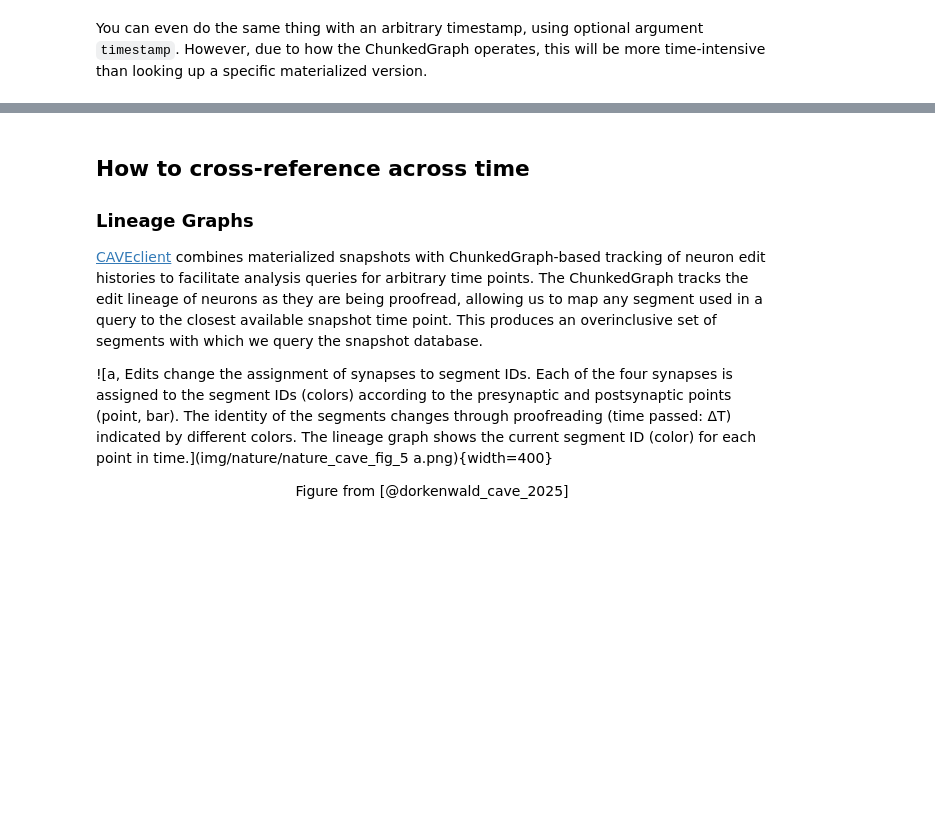
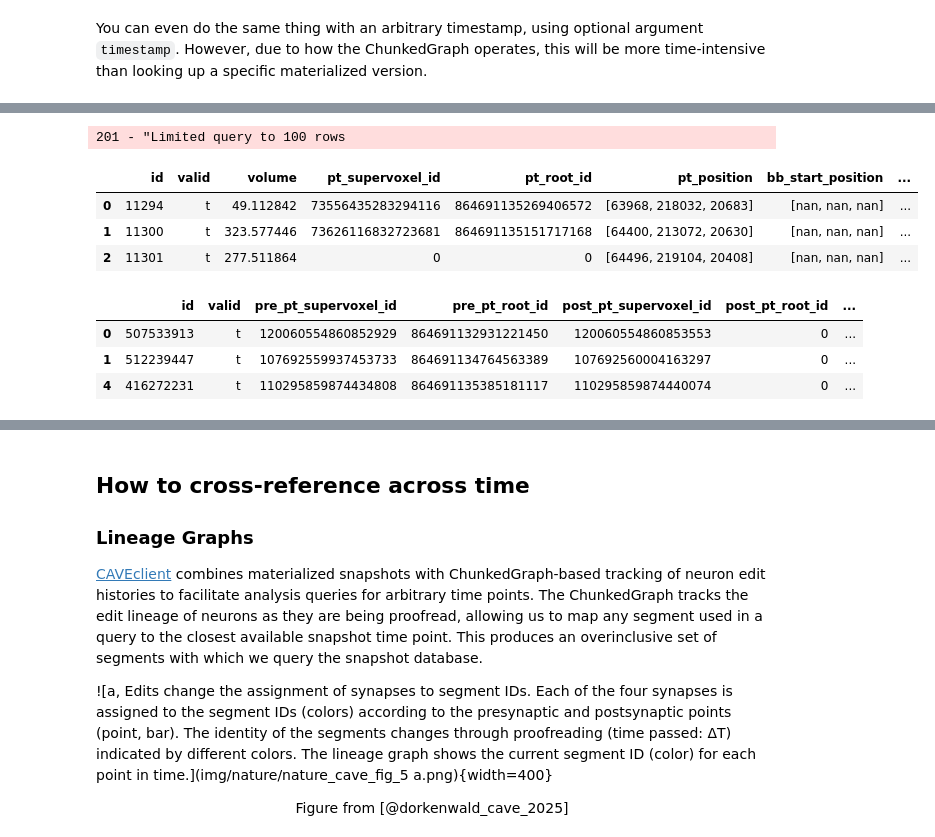
Before and after one commit to AllenInstitute/microns_tutorial, a Jupyter notebook: tutorial_book/materialization-version.ipynb, the cells around one changed output, grey strips where cells are left out. Saved outputs shown, nothing was run; the diff lists cells and outputs as text; code cells hidden in the pictures; blank space fills up the shorter version.

```diff
--- a/tutorial_book/materialization-version.ipynb
+++ b/tutorial_book/materialization-version.ipynb
@@ -120,0 +128,22 @@ Wall time: 56.6 s
+# %%
+# set the timestamp of a version that may or may not exist
+example_timestamp = datetime(2022, 2, 24, 8, 10, 0, 184668, tzinfo=timezone.utc)
+
+# example table query
+nuc_timestamp = client.materialize.tables.nucleus_detection_v0().query(timestamp=example_timestamp, limit=100)
+nuc_timestamp.head(3)
+# %% [output]
+201 - "Limited query to 100 rows
+|  | id | valid | volume | pt_supervoxel_id | pt_root_id | pt_position | bb_start_position | ... |
+| 0 | 11294 | t | 49.112842 | 73556435283294116 | 864691135269406572 | [63968, 218032, 20683] | [nan, nan, nan] | ... |
+| 1 | 11300 | t | 323.577446 | 73626116832723681 | 864691135151717168 | [64400, 213072, 20630] | [nan, nan, nan] | ... |
+| 2 | 11301 | t | 277.511864 | 0 | 0 | [64496, 219104, 20408] | [nan, nan, nan] | ... |
+# %%
+# example synapse query
+syn_timestamp = client.materialize.synapse_query(post_ids=nuc_timestamp.pt_root_id, timestamp=example_timestamp)
+syn_timestamp.head(3)
+# %% [output]
+|  | id | valid | pre_pt_supervoxel_id | pre_pt_root_id | post_pt_supervoxel_id | post_pt_root_id | ... |
+| 0 | 507533913 | t | 120060554860852929 | 864691132931221450 | 120060554860853553 | 0 | ... |
+| 1 | 512239447 | t | 107692559937453733 | 864691134764563389 | 107692560004163297 | 0 | ... |
+| 4 | 416272231 | t | 110295859874434808 | 864691135385181117 | 110295859874440074 | 0 | ... |
```
Also changed, not shown: parts of 5 cells of this notebook, 21 other files.
